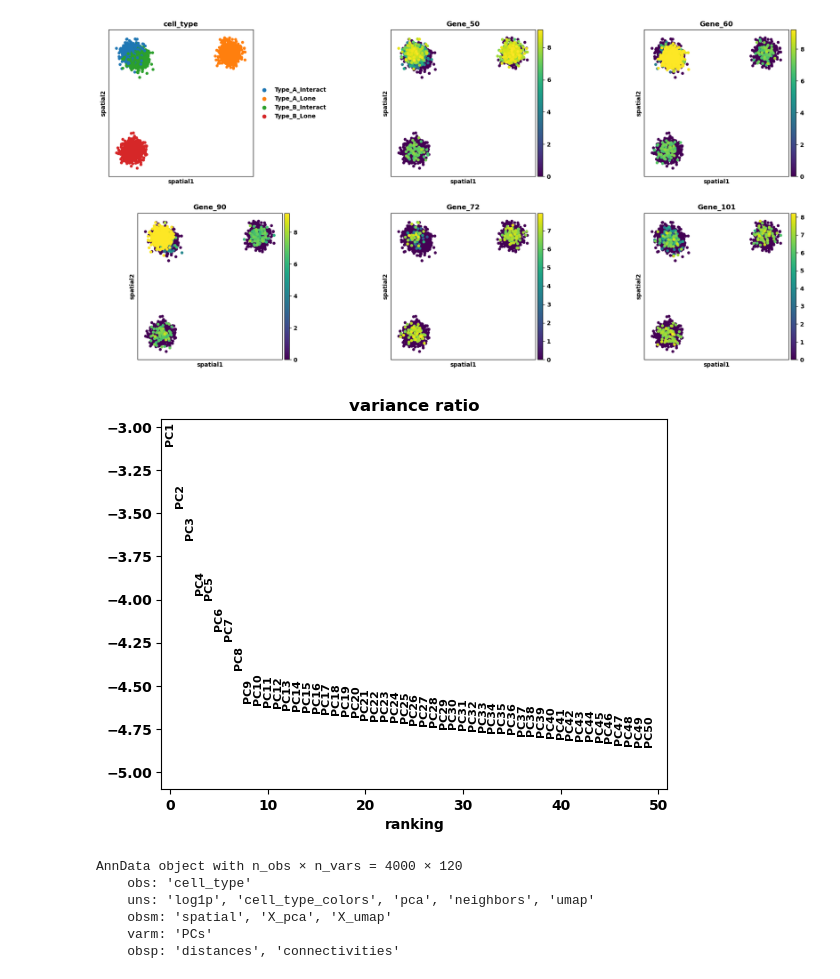
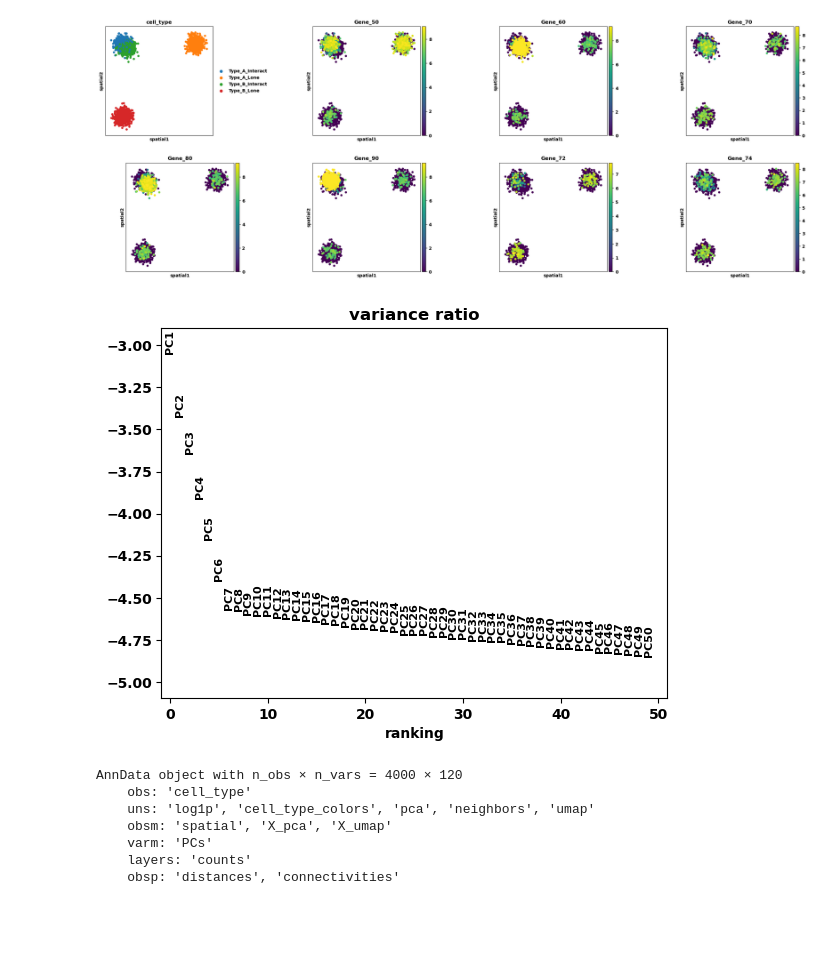
Before and after one commit to sromero1992/single_cell_projects, a Jupyter notebook: simCellsSpace/simulate_cells.ipynb, the cells around one changed output. Cells and saved outputs as stored; diff of their text form; code cells hidden in the pictures; blank space fills up the shorter version.

```diff
--- a/simCellsSpace/simulate_cells.ipynb
+++ b/simCellsSpace/simulate_cells.ipynb
@@ -96,48 +96,50 @@ def simulate_complex_benchmarking_tissue(
     return adata
 
 # --- EXECUTION ---
-# --- EXECUTION ---
 adata = simulate_complex_benchmarking_tissue(
+    n_cells=4000,
+    n_genes=120,
     lr_forward={50: 60},
-    lr_retro={80: 90},
+    receptor_to_grn={60: 70},
     grn_logic={
         # Module 1: Spatial/Reactive (Triggered by Receptor 60)
         70: {71: 1.5, 72: -1.5, 80: 2.0},
         # Module 2: Autonomous/Constitutive (Happens "despite anything")
         73: {74: 1.5, 75: 2.0, 76: -1.5}
     },
-    receptor_to_grn={60: 70},
+    lr_retro={80: 90},
     sparsity_factor=0.4
 )
 
+adata.layers['counts'] = adata.X.copy()
 # Standard Normalization
 sc.pp.normalize_total(adata, target_sum=1e4)
 sc.pp.log1p(adata)
 
 # --- VISUALIZATION ---
 sc.pl.spatial(
     adata,
     color=[
         'cell_type', # Context
         'Gene_50',   # Stage 1: Forward Ligand (A)
         'Gene_60',   # Stage 2: Forward Sensing (B)
         'Gene_70',   # Stage 3: Master Switch (B)
         'Gene_80',   # Stage 4: Feedback Ligand (B)
         'Gene_90',   # Stage 5: Feedback Sensing (A) - The "Quantum" Signal
         'Gene_72',   # Logic check: Repression by 70
         'Gene_74'    # Specificity check: Autonomous GRN (Non-spatial)
     ],
     spot_size=1.2,
     ncols=4,
     cmap='viridis'
 )
 # %% [output]
-[figure, old version]
+[figure, new version]
 # %%
 sc.tl.pca(adata)
 sc.pl.pca_variance_ratio(adata, n_pcs=50, log=True)
 # %% [output]
-[figure, old version]
+[figure, new version]
 # %%
 sc.pp.neighbors(adata)
 sc.tl.umap(adata)
@@ -149,6 +151,7 @@ AnnData object with n_obs × n_vars = 4000 × 120
     uns: 'log1p', 'cell_type_colors', 'pca', 'neighbors', 'umap'
     obsm: 'spatial', 'X_pca', 'X_umap'
     varm: 'PCs'
+    layers: 'counts'
     obsp: 'distances', 'connectivities'
 # %%
 sc.pl.umap(
```
Also changed, not shown: parts of 2 cells of this notebook, 6 other files.
